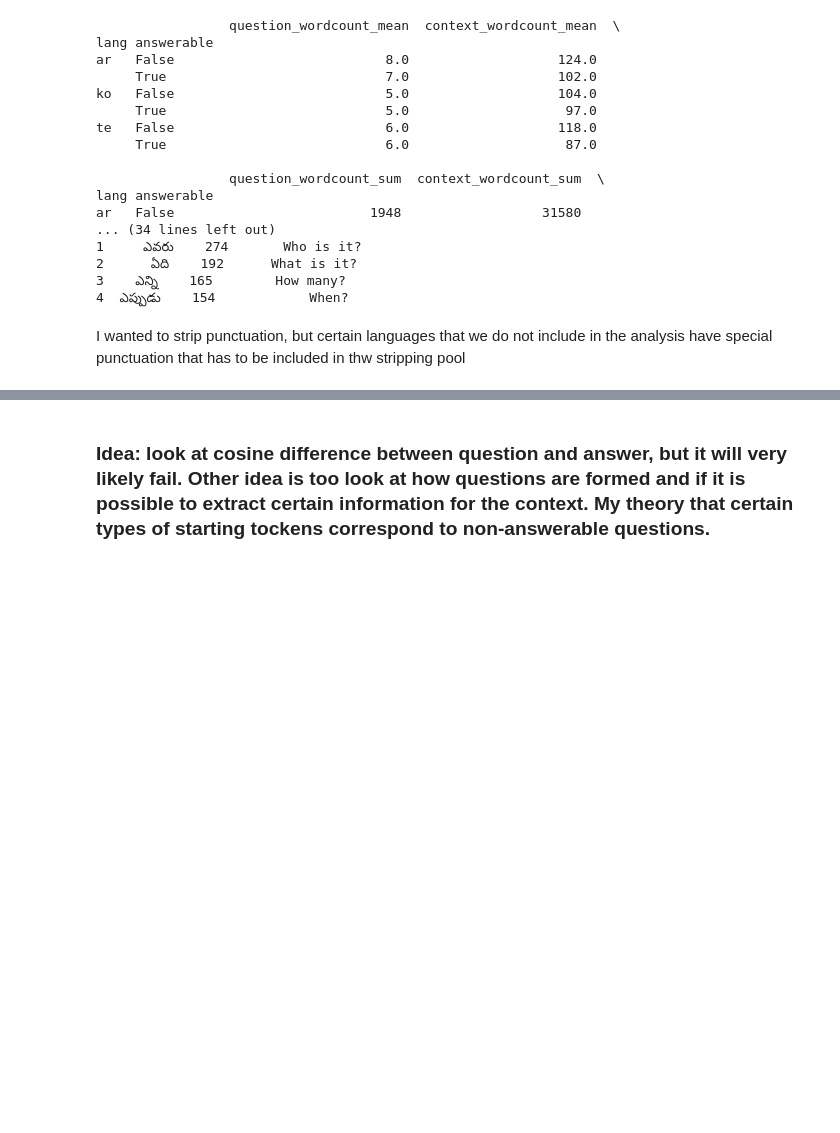
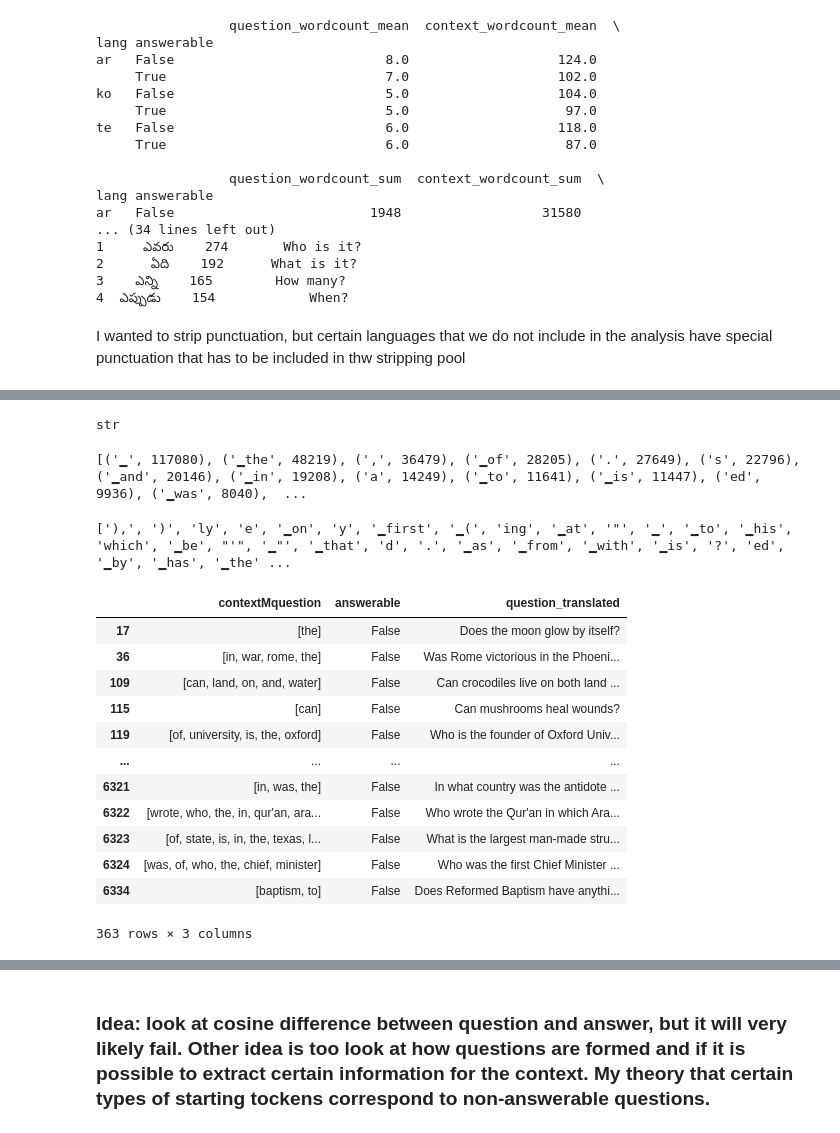
Before and after one commit to acl-org/acl-style-files, a Jupyter notebook: daryna's notebook-2.ipynb, the cells around one changed output, grey strips where cells are left out. Cells and saved outputs as stored; diff of their text form; code cells hidden in the pictures; blank space fills up the shorter version.

```diff
--- a/daryna's notebook-2.ipynb
+++ b/daryna's notebook-2.ipynb
@@ -198,0 +294,44 @@ train_tr = pd.read_csv("data/train_translated.csv")
+# %%
+type(train_tr['context_tokenized'][0][0])
+# %% [output]
+str
+# %%
+from collections import Counter
+
+# Flatten both columns into one list of tokens
+all_tokens = (
+    train_tr['context_tokenized'].dropna().sum()
+    + train_tr['question_translated_tokenized'].dropna().sum()
+)
+
+# Count token frequencies
+token_counts = Counter(all_tokens)
+# %% [output]
+[('▁', 117080), ('▁the', 48219), (',', 36479), ('▁of', 28205), ('.', 27649), ('s', 22796), ('▁and', 20146), ('▁in', 19208), ('a', 14249), ('▁to', 11641), ('▁is', 11447), ('ed', 9936), ('▁was', 8040),  ...
+# %%
+
+
+# Get top N most frequent tokens
+n = 50
+top_tokens = token_counts.most_common(n)
+top_tokens = list(set([word.lower() for word,_ in top_tokens]))
+
+print(top_tokens)  # list of (token, count) tuples
+# %% [output]
+['),', ')', 'ly', 'e', '▁on', 'y', '▁first', '▁(', 'ing', '▁at', '"', '▁', '▁to', '▁his', 'which', '▁be', "'", '▁"', '▁that', 'd', '.', '▁as', '▁from', '▁with', '▁is', '?', 'ed', '▁by', '▁has', '▁the' ...
+# %%
+train_tr[["contextMquestion", "answerable", "question_translated"]][train_tr["answerable"]== False]
+# %% [output]
+|  | contextMquestion | answerable | question_translated |
+| 17 | [the] | False | Does the moon glow by itself? |
+| 36 | [in, war, rome, the] | False | Was Rome victorious in the Phoeni... |
+| 109 | [can, land, on, and, water] | False | Can crocodiles live on both land ... |
+| 115 | [can] | False | Can mushrooms heal wounds? |
+| 119 | [of, university, is, the, oxford] | False | Who is the founder of Oxford Univ... |
+| ... | ... | ... | ... |
+| 6321 | [in, was, the] | False | In what country was the antidote ... |
+| 6322 | [wrote, who, the, in, qur'an, ara... | False | Who wrote the Qur'an in which Ara... |
+| 6323 | [of, state, is, in, the, texas, l... | False | What is the largest man-made stru... |
+| 6324 | [was, of, who, the, chief, minister] | False | Who was the first Chief Minister ... |
+| 6334 | [baptism, to] | False | Does Reformed Baptism have anythi... |
+363 rows × 3 columns
```
Also changed, not shown: parts of 24 cells of this notebook, 1 other file.
